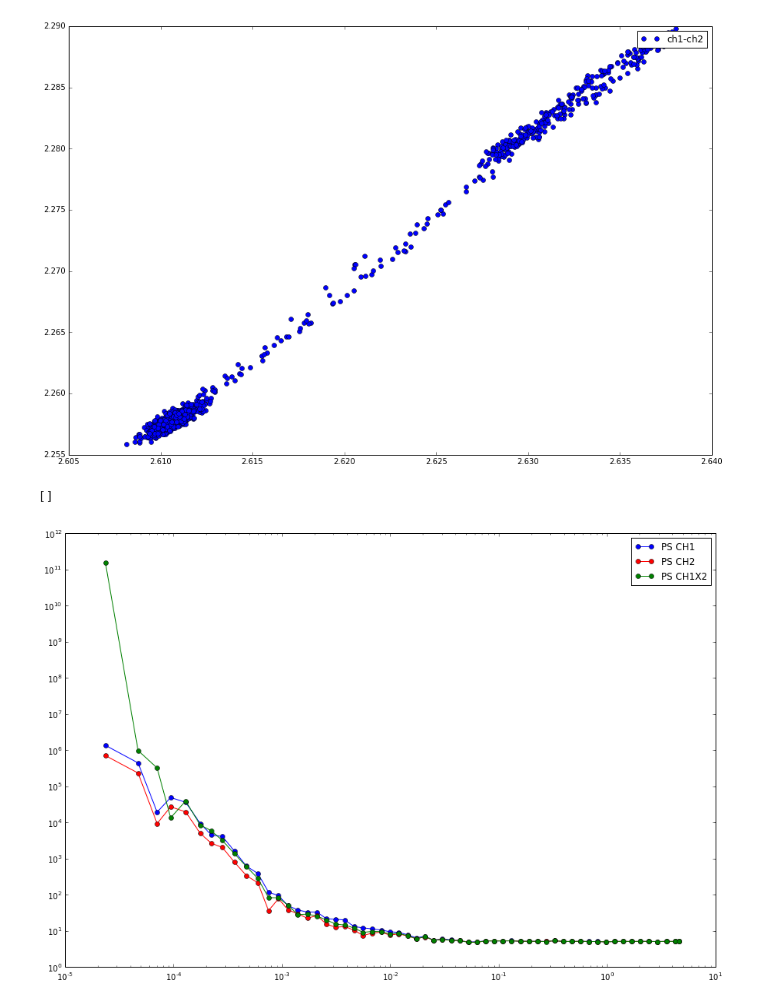
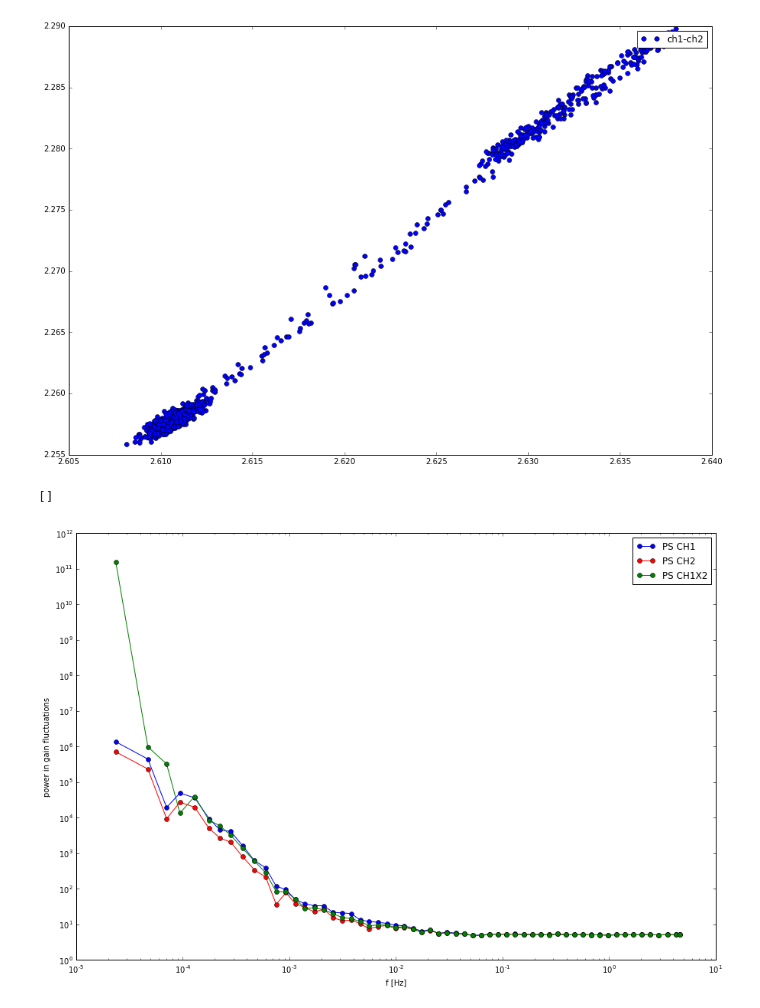
Before and after one commit to bmxdemo/bmxproject, a Jupyter notebook: ipynb/tonetone.ipynb, the cells around one changed output. Saved outputs shown, nothing was run; the diff lists cells and outputs as text; code cells hidden in the pictures.

```diff
--- a/ipynb/tonetone.ipynb
+++ b/ipynb/tonetone.ipynb
@@ -94,13 +105,15 @@ freq,pkchx=getps(da['chan1'],1.2,da['chan2'])
 # %%
 plt.figure(figsize=(15,10))
 plt.plot(freq,pkch1,'bo-',label='PS CH1')
 plt.plot(freq,pkch2,'ro-',label='PS CH2')
 plt.plot(freq,pkchx,'go-',label='PS CH1X2')
+plt.xlabel("f [Hz]")
+plt.ylabel("power in gain fluctuations")
 plt.legend()
 plt.loglog()
 # %% [output]
 []
-[figure, old version]
+[figure, new version]
 # %%
 plt.figure(figsize=(15,10))
 ai=10
```
Also changed, not shown: parts of 3 cells of this notebook.
